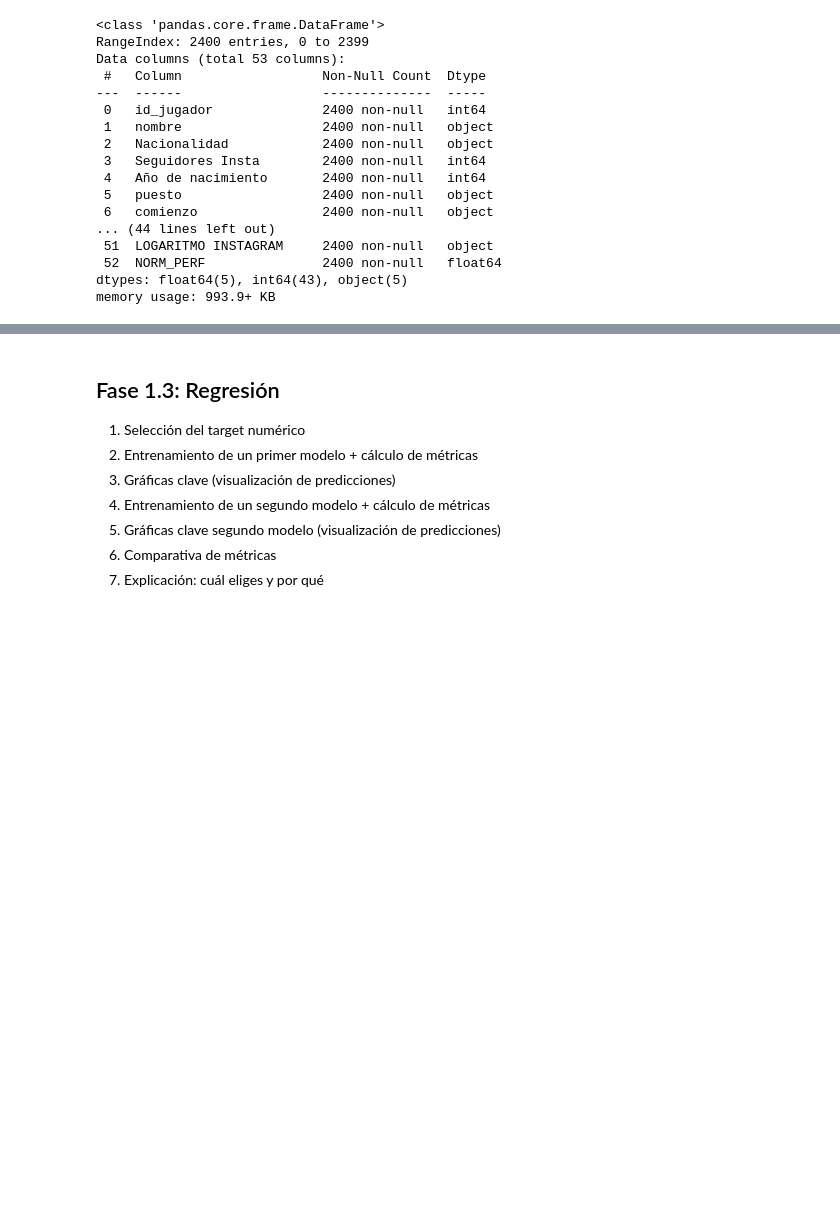
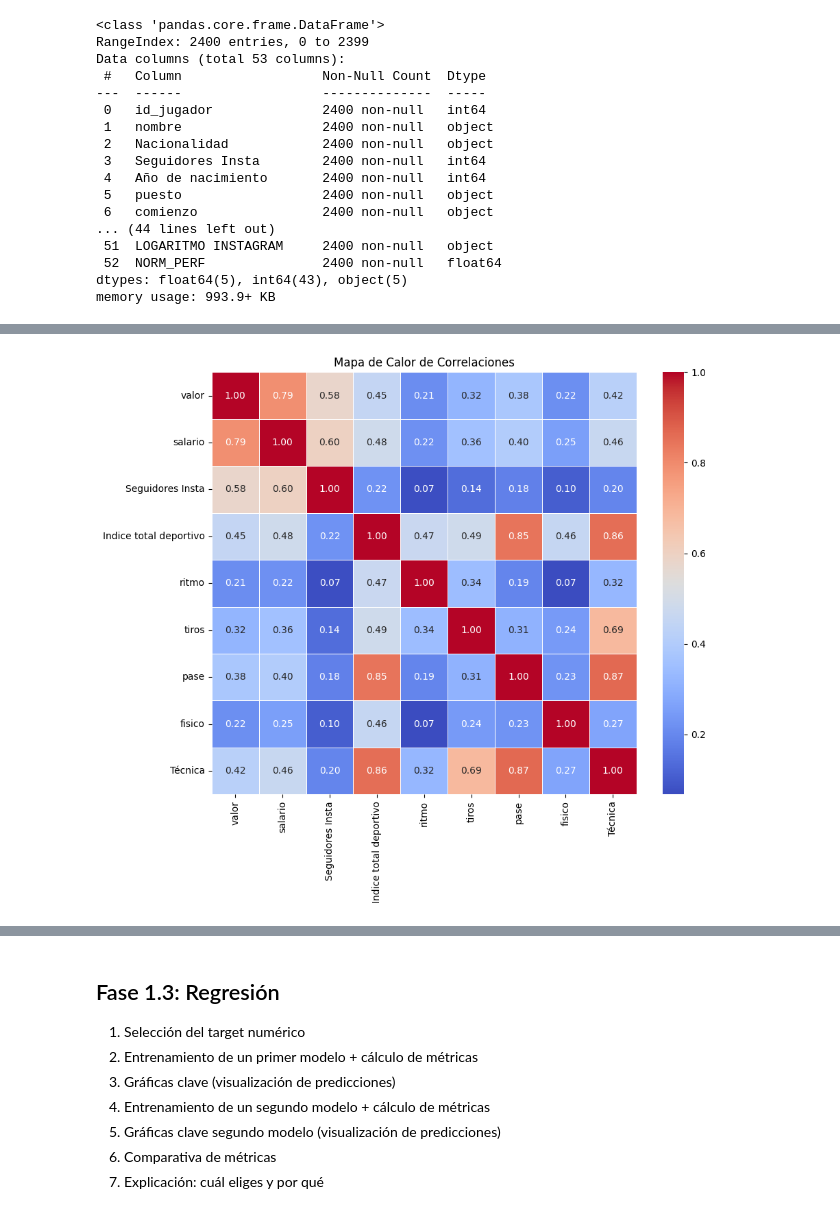
Before and after one commit to amarchenac-ops/repositoryanthony, a Jupyter notebook: [00] - Workshops/Workshop_ML_PartTime.ipynb, the cells around one changed output, grey strips where cells are left out. Saved outputs shown, nothing was run; the diff lists cells and outputs as text; code cells hidden in the pictures; blank space fills up the shorter version.

```diff
--- a/[00] - Workshops/Workshop_ML_PartTime.ipynb
+++ b/[00] - Workshops/Workshop_ML_PartTime.ipynb
@@ -202,0 +219,13 @@ df_limpio
+# %%
+# Seleccionamos una lista de columnas interesantes para no saturar el gráfico
+cols_interes = ['valor', 'salario', 'Seguidores Insta', 'Indice total deportivo',
+                'ritmo', 'tiros', 'pase', 'fisico', 'Técnica']
+
+corr = df_limpio[cols_interes].corr()
+
+plt.figure(figsize=(10, 8))
+sns.heatmap(corr, annot=True, cmap='coolwarm', fmt=".2f", linewidths=0.5)
+plt.title('Mapa de Calor de Correlaciones')
+plt.show()
+# %% [output]
+[figure, added]
```
Also changed, not shown: parts of 6 cells of this notebook.
